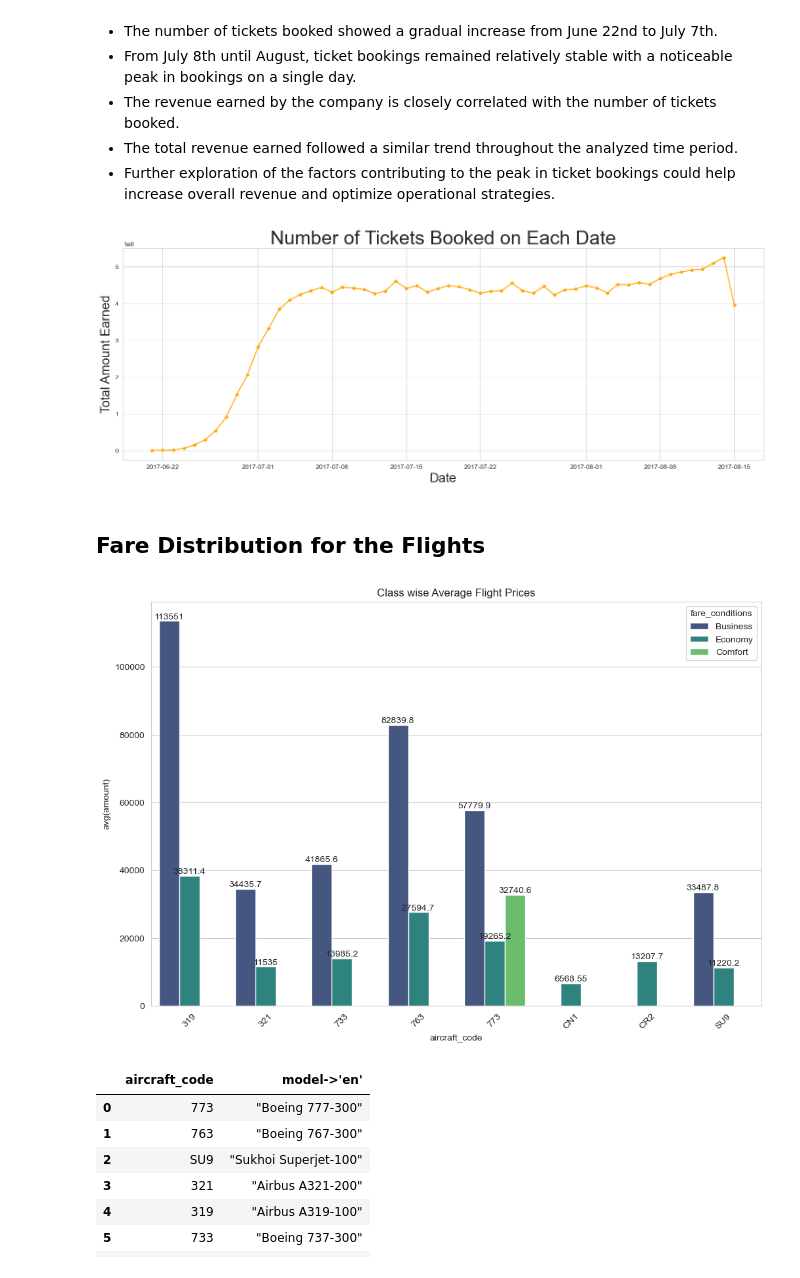
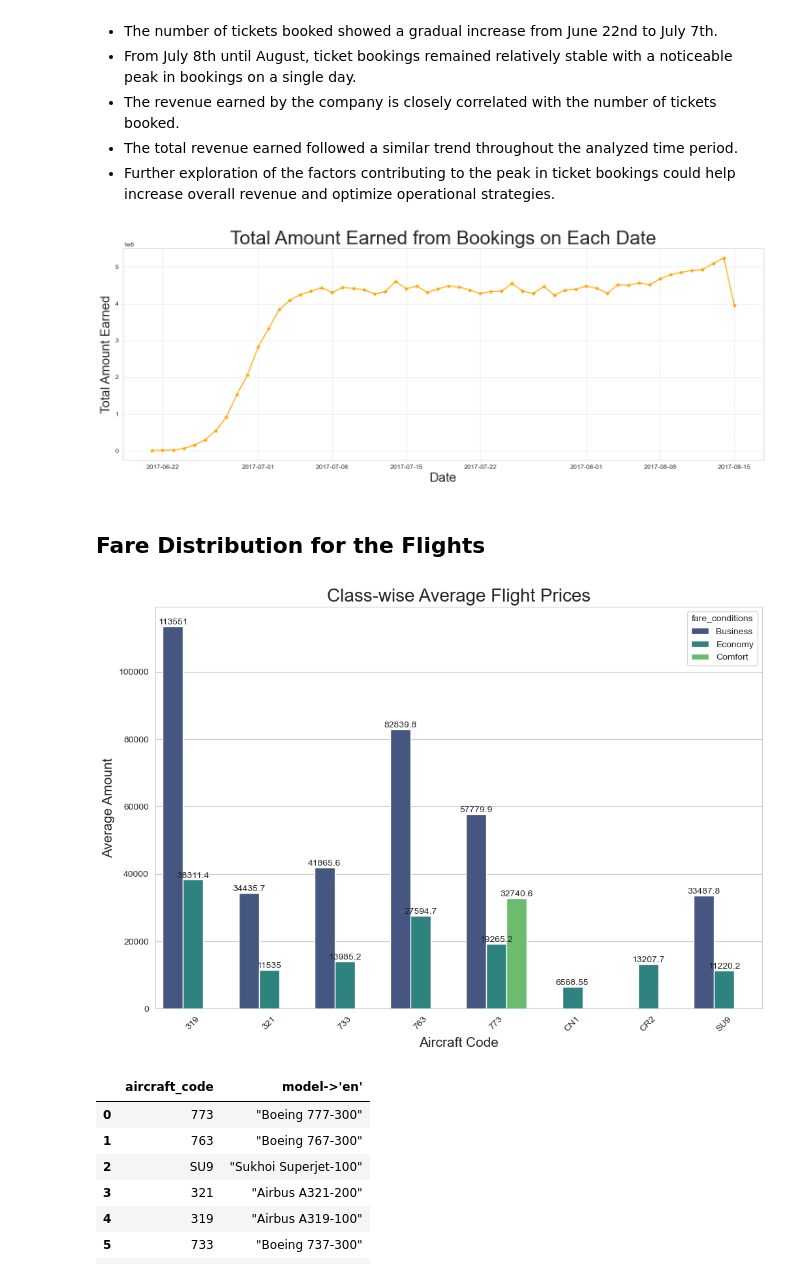
Before and after one commit to warda-tariqq/airline-python, a Jupyter notebook: airline-data-analysis-using-sql.ipynb, the cells around one changed output. Saved outputs shown, nothing was run; the diff lists cells and outputs as text; code cells hidden in the pictures.

```diff
--- a/airline-data-analysis-using-sql.ipynb
+++ b/airline-data-analysis-using-sql.ipynb
@@ -251,8 +314,14 @@ plt.show()
 # %% [markdown]
 ### Planes having more than 150 seats
 # %%
-df = pd.read_sql_query("""select aircraft_code, count(*) as num_seats from seats
-                        group by aircraft_code having num_seats >150""", conn)
+# Read SQL query results into a DataFrame.
+df = pd.read_sql_query("""
+                        SELECT aircraft_code, COUNT(*) AS num_seats
+                        FROM seats
+                        GROUP BY aircraft_code
+                        HAVING num_seats > 150
+                        """, conn)
 
+# Save the DataFrame to a CSV file named 'aircraft_seats.csv'.
 df.to_csv('aircraft_seats.csv')
 # %%
@@ -311,38 +402,47 @@ plt.show()
 - The total revenue earned followed a similar trend throughout the analyzed time period.
 - Further exploration of the factors contributing to the peak in ticket bookings could help increase overall revenue and optimize operational strategies.
 # %%
+# Read data from the SQL query into a DataFrame.
 bookings = pd.read_sql_query("select * from bookings", conn)
 
+# Convert 'book_date' column to datetime and extract date.
 bookings['book_date'] = pd.to_datetime(bookings['book_date'])
 bookings['date'] = bookings['book_date'].dt.date
+
+# Group by date and sum the total amount earned on each date.
 booking_amount = bookings.groupby('date')[['total_amount']].sum()
 
+# Plot the total amount earned on each date.
 plt.figure(figsize=(18,6))
-plt.plot(booking_amount.index, booking_amount['total_amount'],color='orange',scalex=True, marker = '*')
-plt.title('Number of Tickets Booked on Each Date', fontsize=30)
+plt.plot(booking_amount.index, booking_amount['total_amount'], color='orange', scalex=True, marker='*')
+plt.title('Total Amount Earned from Bookings on Each Date', fontsize=30)
 plt.xlabel('Date', fontsize=20)
 plt.ylabel('Total Amount Earned', fontsize=20)
-plt.grid('b')
+plt.grid(True, which='both', linestyle='--', linewidth=0.5)
 plt.show()
 # %% [output]
-[figure, old version]
+[figure, new version]
 # %% [markdown]
 ## Fare Distribution for the Flights
 # %%
+# Read data from the SQL query into a DataFrame and save to CSV.
 df = pd.read_sql_query("""select fare_conditions, aircraft_code,avg(amount)
                         from ticket_flights join flights
                         on ticket_flights.flight_id = flights.flight_id
                         group by aircraft_code, fare_conditions""", conn)
 df.to_csv('fare_avg_amount.csv')
 
+# Plotting the class-wise average flight prices.
 sns.set_style('whitegrid')
 fig, axes = plt.subplots(figsize=(12, 8))
-ax = sns.barplot(x='aircraft_code', y='avg(amount)', hue='fare_conditions', data=df, palette='viridis')  # Change 'viridis' to any desired palette
+ax = sns.barplot(x='aircraft_code', y='avg(amount)', hue='fare_conditions', data=df, palette='viridis')
 for container in ax.containers:
     ax.bar_label(container)
-plt.title('Class wise Average Flight Prices')
+plt.title('Class-wise Average Flight Prices', fontsize=20)
 plt.xticks(rotation=45)
+plt.xlabel('Aircraft Code', fontsize=15)
+plt.ylabel('Average Amount', fontsize=15)
 plt.show()
 # %% [output]
-[figure, old version]
+[figure, new version]
 # %%
```
Also changed, not shown: parts of 26 cells of this notebook.
